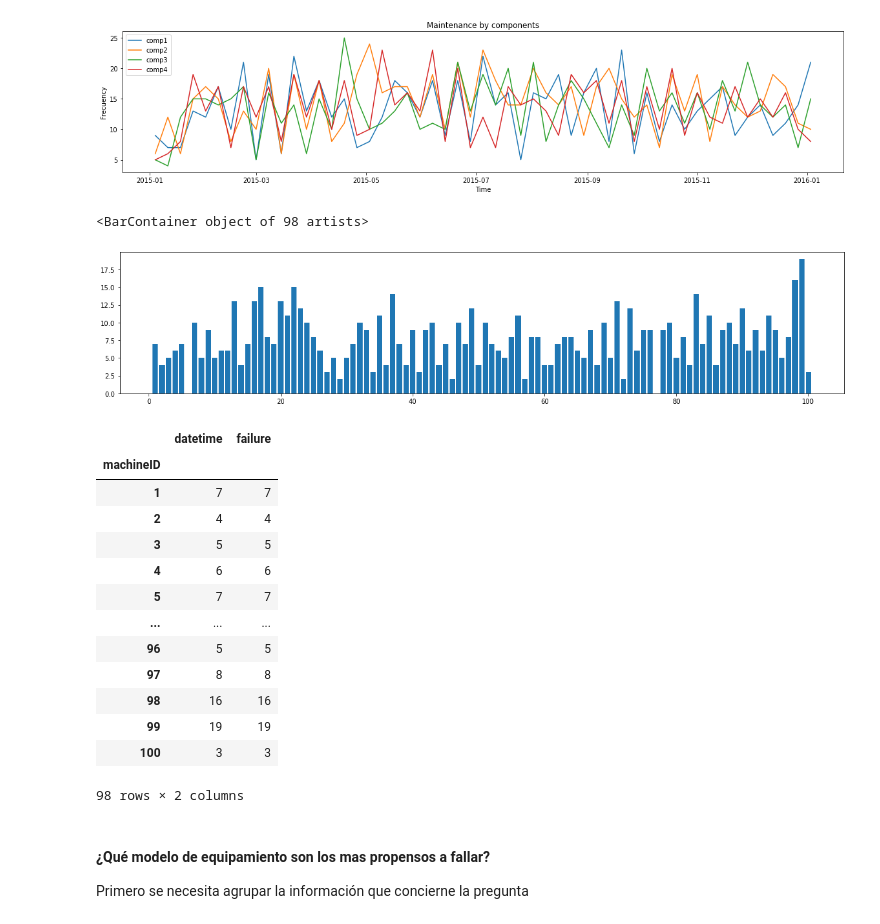
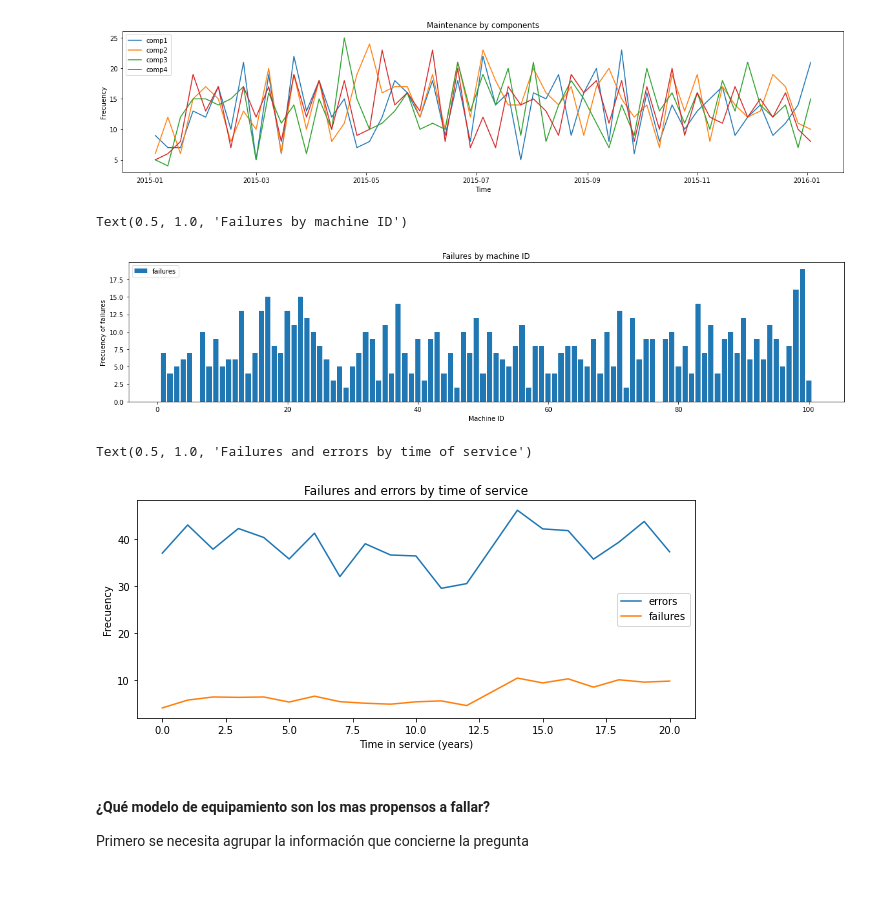
Before and after one commit to Brami01/TIC_Project_PM, a Jupyter notebook: main.ipynb, the cells around one changed output. Saved outputs shown, nothing was run; the diff lists cells and outputs as text; code cells hidden in the pictures; blank space fills up the shorter version.

Commit message:
plot of age added

```diff
--- a/main.ipynb
+++ b/main.ipynb
@@ -203,26 +203,28 @@ Text(0.5, 1.0, 'Maintenance by components')
 # %%
 plt.figure(figsize=(20,4))
 plt.bar(failures.groupby('machineID').count().index,failures.groupby('machineID').count()['failure'])
+plt.legend(['failures'])
+plt.xlabel('Machine ID')
+plt.ylabel('Frecuency of failures')
+plt.title('Failures by machine ID')
 # %% [output]
-<BarContainer object of 98 artists>
+Text(0.5, 1.0, 'Failures by machine ID')
-[figure, old version]
+[figure, new version]
 # %%
-failures.groupby('machineID').count()
+plt.figure(figsize=(10,4))
+machines_exhaustion = machines.copy()
+machines_exhaustion['errors'] = machines.apply(lambda x: len(errors[errors['machineID'] == x['machineID']]), axis=1)
+machines_exhaustion['failures'] = machines.apply(lambda x: len(failures[failures['machineID'] == x['machineID']]), axis=1)
+machines_exhaustion_age = machines_exhaustion.groupby('age').mean()
+plt.plot(machines_exhaustion_age.index, machines_exhaustion_age['errors'])
+plt.plot(machines_exhaustion_age.index, machines_exhaustion_age['failures'])
+plt.legend(['errors', 'failures'])
+plt.xlabel('Time in service (years)')
+plt.ylabel('Frecuency')
+plt.title('Failures and errors by time of service')
 # %% [output]
-|  | datetime | failure |
-| machineID |  |  |
-| 1 | 7 | 7 |
-| 2 | 4 | 4 |
-| 3 | 5 | 5 |
-| 4 | 6 | 6 |
-| 5 | 7 | 7 |
-| ... | ... | ... |
-| 96 | 5 | 5 |
-| 97 | 8 | 8 |
-| 98 | 16 | 16 |
-| 99 | 19 | 19 |
-| 100 | 3 | 3 |
-98 rows × 2 columns
+Text(0.5, 1.0, 'Failures and errors by time of service')
+[figure, added]
 # %% [markdown]
 #### ¿Qué modelo de equipamiento son los mas propensos a fallar?
 
```
